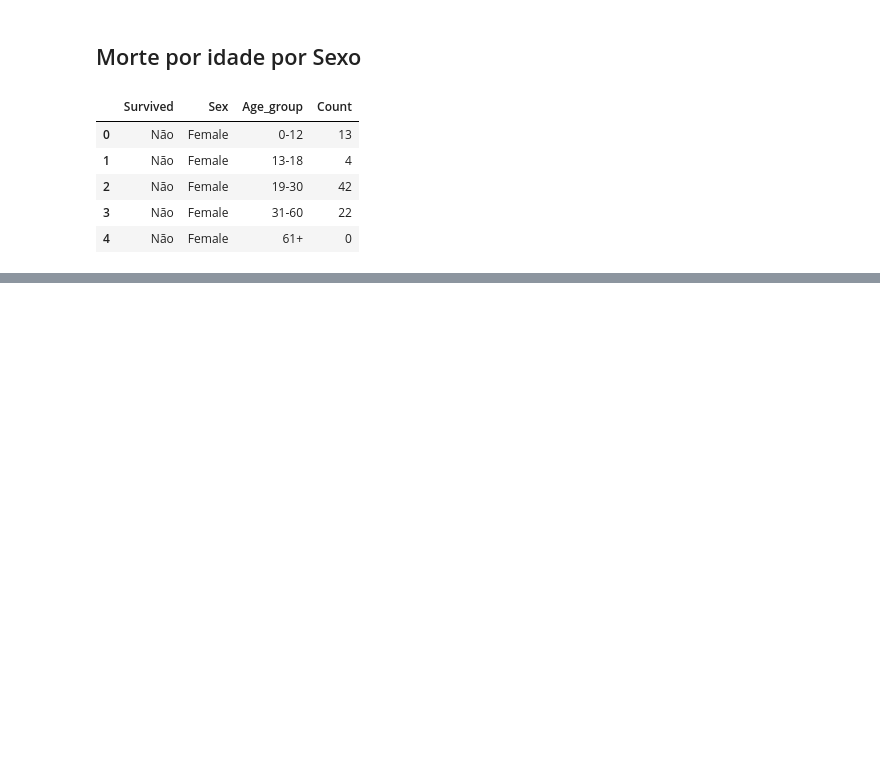
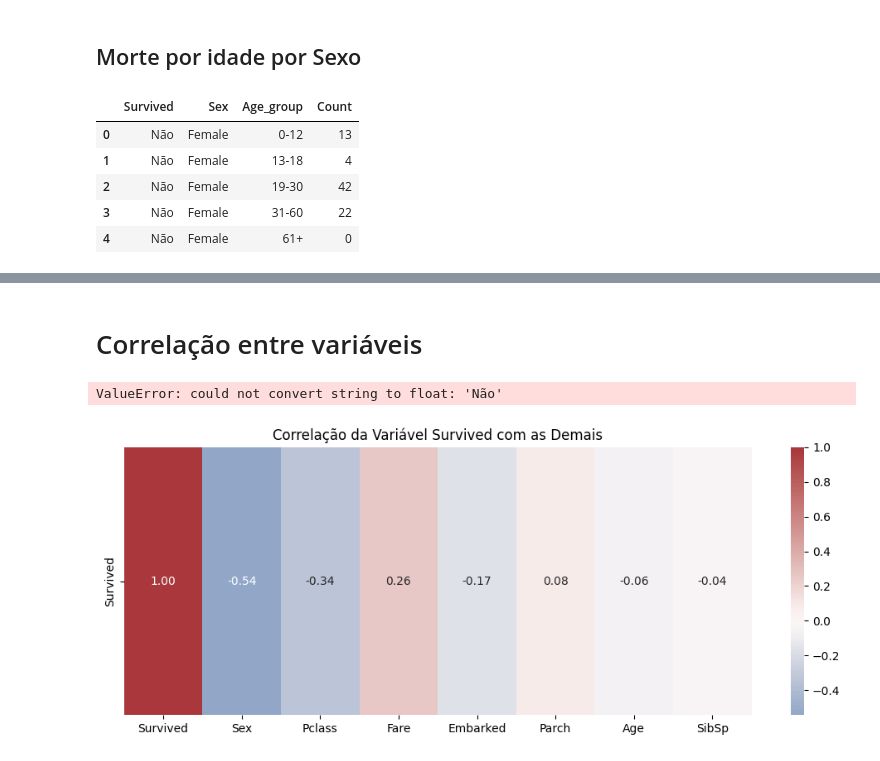
Before and after one commit to JonasCGN/Topicos_Especiais_Em_Computacao, a Jupyter notebook: 1_Trabalho/main_titanic.ipynb, the cells around one changed output, grey strips where cells are left out. Cells and saved outputs as stored; diff of their text form; code cells hidden in the pictures; blank space fills up the shorter version.

```diff
--- a/1_Trabalho/main_titanic.ipynb
+++ b/1_Trabalho/main_titanic.ipynb
@@ -558,0 +583,15 @@ plt.show()
+# %% [markdown]
+# Correlação entre variáveis
+# %%
+corr = df_copy.corr()
+corr_sorted = corr.loc[corr.index, corr['Survived'].abs().sort_values(ascending=False).index]
+# %% [output]
+ValueError: could not convert string to float: 'Não'
+# %%
+plt.figure(figsize=(figsize[0]*2, figsize[1]))
+sns.heatmap(corr_sorted.iloc[[0]], annot=True, fmt=".2f", cmap="vlag", center=0)
+plt.title("Correlação da Variável Survived com as Demais")
+plt.tight_layout()
+plt.show()
+# %% [output]
+[figure, added]
```
Also changed, not shown: parts of 29 cells of this notebook.
